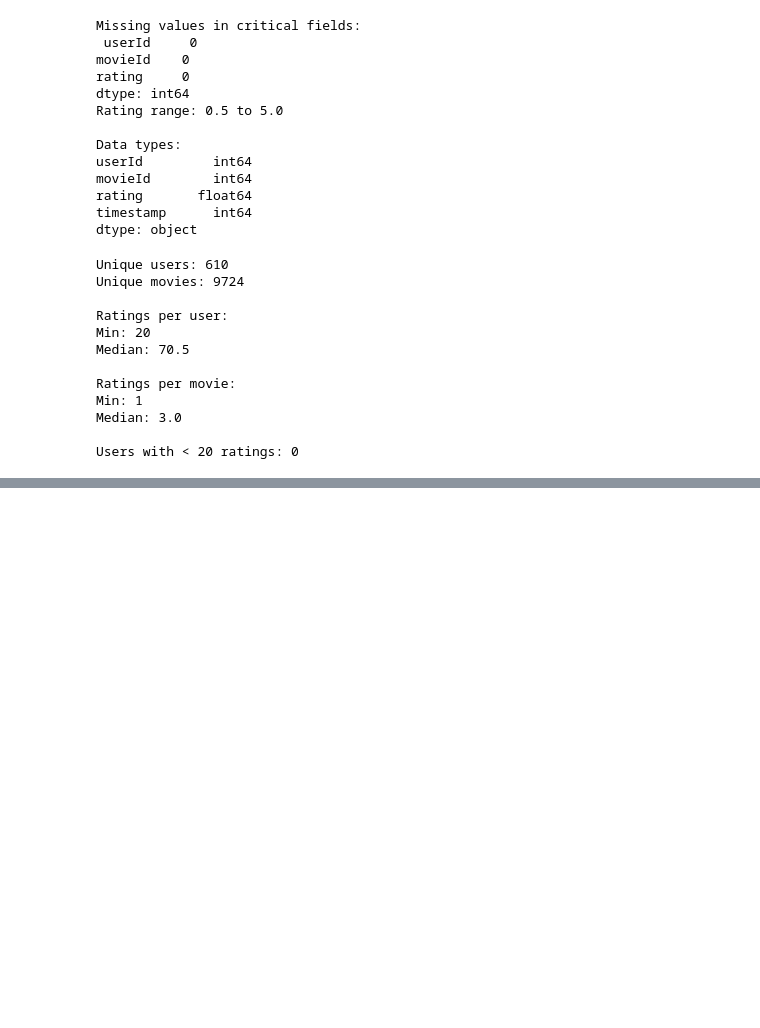
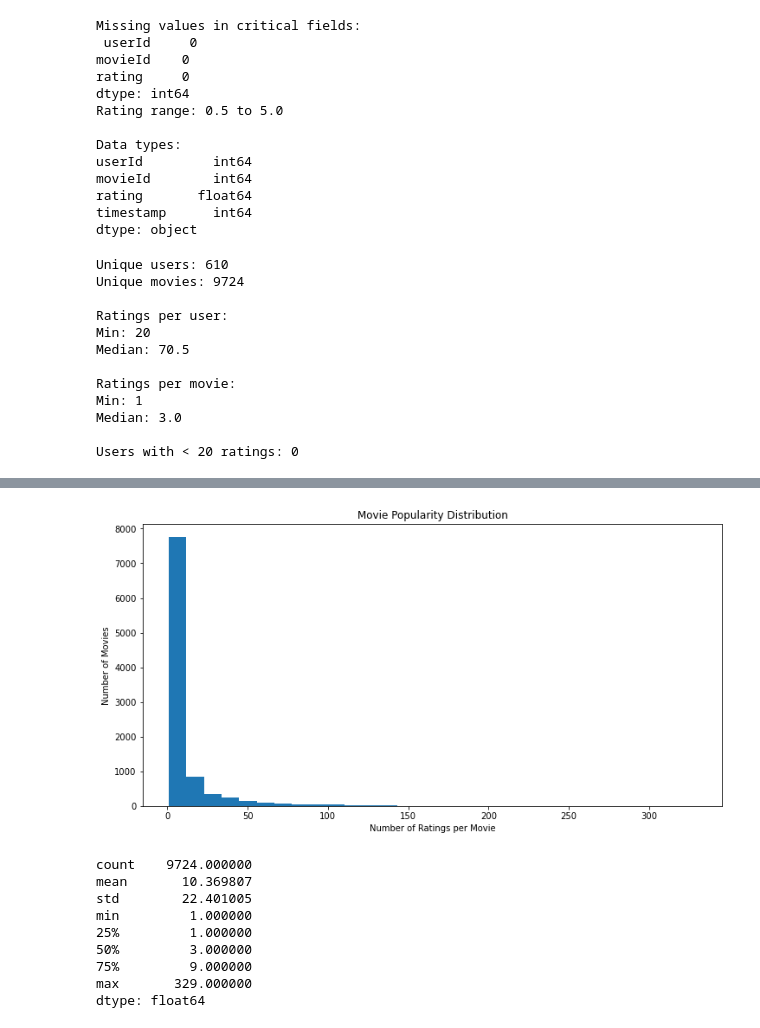
Before and after one commit to MrDenzy/Phase-4-Project---Movie-Recommendation-System, a Jupyter notebook: notebook/jasho.ipynb, the cells around one changed output, grey strips where cells are left out. Cells and saved outputs as stored; diff of their text form; code cells hidden in the pictures; blank space fills up the shorter version.

```diff
--- a/notebook/jasho.ipynb
+++ b/notebook/jasho.ipynb
@@ -185,0 +232,24 @@ Users with < 20 ratings: 0
+# %%
+# 4.3 Ratings per Movie
+
+ratings_per_movie = ratings_df.groupby('movieId').size()
+
+plt.figure(figsize=(12, 6))
+plt.hist(ratings_per_movie, bins=30)
+plt.xlabel("Number of Ratings per Movie")
+plt.ylabel("Number of Movies")
+plt.title("Movie Popularity Distribution")
+plt.show()
+
+ratings_per_movie.describe()
+# %% [output]
+[figure, added]
+count    9724.000000
+mean       10.369807
+std        22.401005
+min         1.000000
+25%         1.000000
+50%         3.000000
+75%         9.000000
+max       329.000000
+dtype: float64
```
Also changed, not shown: parts of 3 cells of this notebook.
